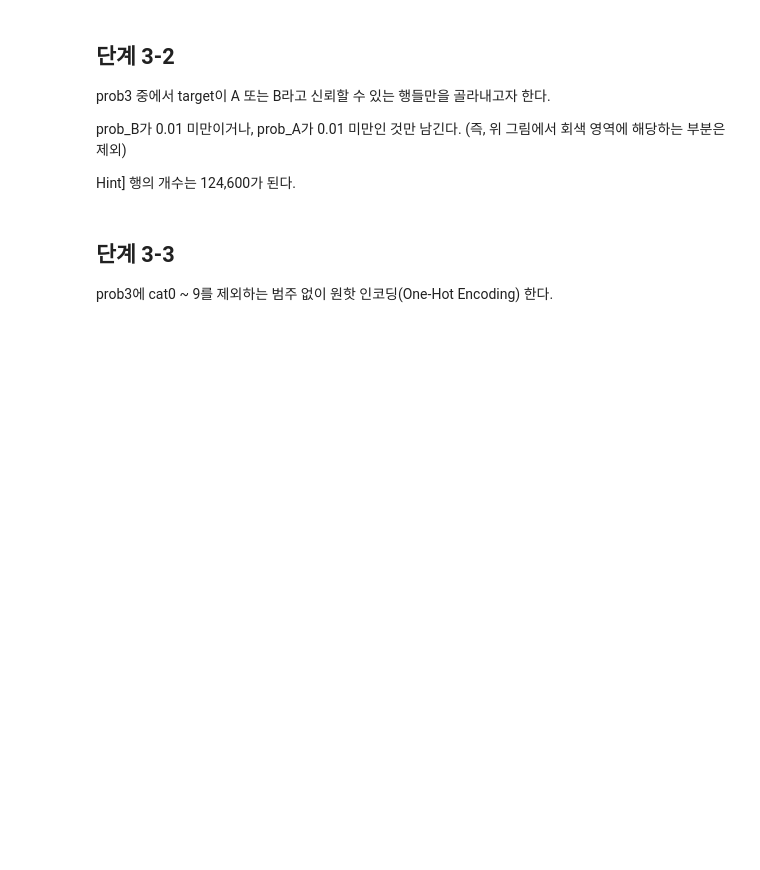
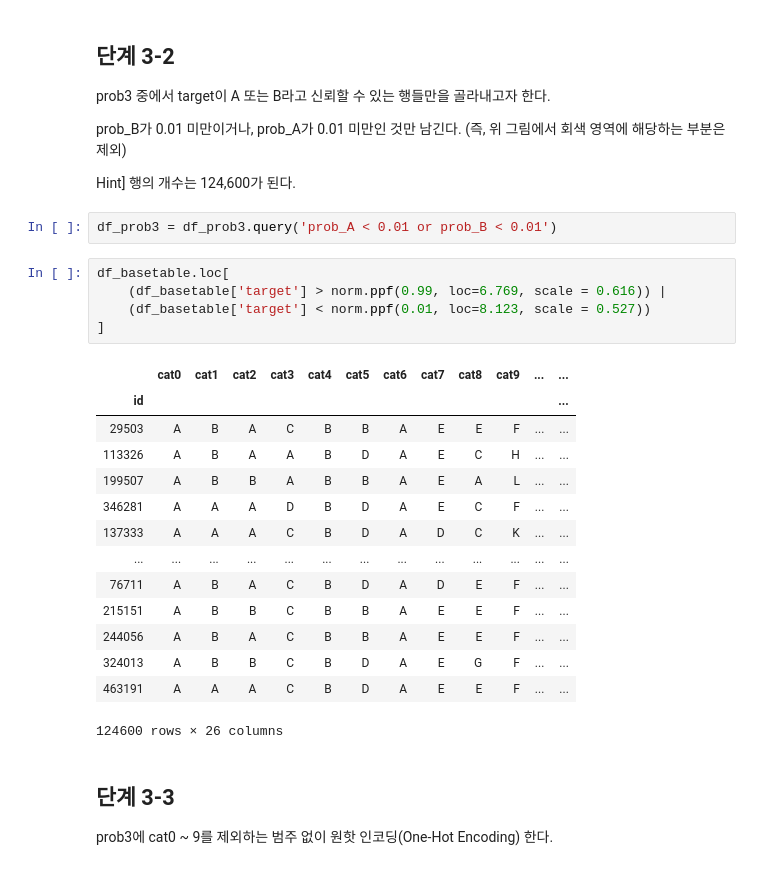
Before and after one commit to sunkusun9/DS_lv3_2410_2, a Jupyter notebook: sec_ds_lv3_prob2_prob.ipynb, the cells around one changed output. Drawn from its saved outputs; the diff is of its cells as text; blank space fills up the shorter version.

```diff
--- a/sec_ds_lv3_prob2_prob.ipynb
+++ b/sec_ds_lv3_prob2_prob.ipynb
@@ -909,6 +1068,28 @@ prob3 중에서 target이 A 또는 B라고 신뢰할 수 있는 행들만을 골
 prob_B가 0.01 미만이거나, prob_A가 0.01 미만인 것만 남긴다. (즉, 위 그림에서 회색 영역에 해당하는 부분은 제외)
 
 Hint] 행의 개수는 124,600가 된다.
+# %%
+df_prob3 = df_prob3.query('prob_A < 0.01 or prob_B < 0.01')
+# %%
+df_basetable.loc[
+    (df_basetable['target'] > norm.ppf(0.99, loc=6.769, scale = 0.616)) |
+    (df_basetable['target'] < norm.ppf(0.01, loc=8.123, scale = 0.527))
+]
+# %% [output]
+|  | cat0 | cat1 | cat2 | cat3 | cat4 | cat5 | cat6 | cat7 | cat8 | cat9 | ... | ... |
+| id |  |  |  |  |  |  |  |  |  |  |  | ... |
+| 29503 | A | B | A | C | B | B | A | E | E | F | ... | ... |
+| 113326 | A | B | A | A | B | D | A | E | C | H | ... | ... |
+| 199507 | A | B | B | A | B | B | A | E | A | L | ... | ... |
+| 346281 | A | A | A | D | B | D | A | E | C | F | ... | ... |
+| 137333 | A | A | A | C | B | D | A | D | C | K | ... | ... |
+| ... | ... | ... | ... | ... | ... | ... | ... | ... | ... | ... | ... | ... |
+| 76711 | A | B | A | C | B | D | A | D | E | F | ... | ... |
+| 215151 | A | B | B | C | B | B | A | E | E | F | ... | ... |
+| 244056 | A | B | A | C | B | B | A | E | E | F | ... | ... |
+| 324013 | A | B | B | C | B | D | A | E | G | F | ... | ... |
+| 463191 | A | A | A | C | B | D | A | E | E | F | ... | ... |
+124600 rows × 26 columns
 # %% [markdown]
 ## 단계 3-3
 
```
Also changed, not shown: parts of 80 cells of this notebook.
